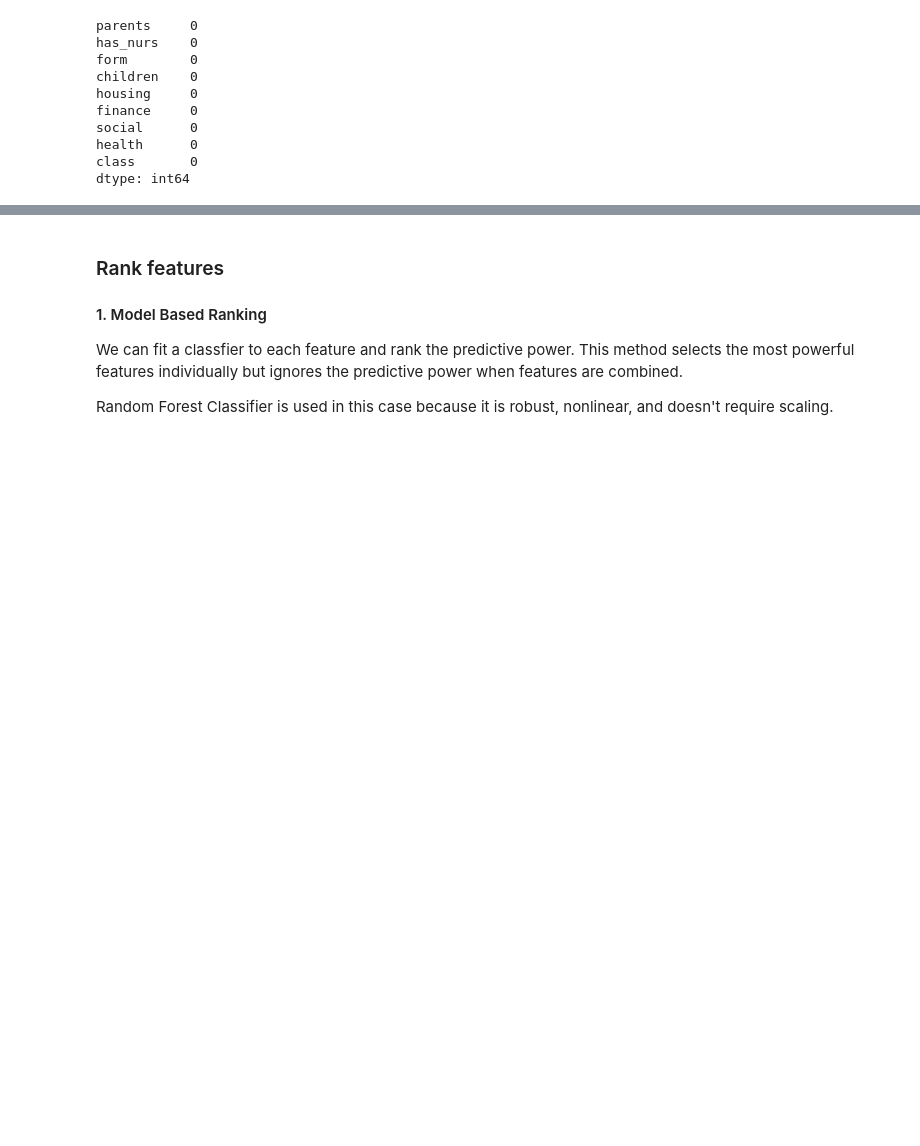
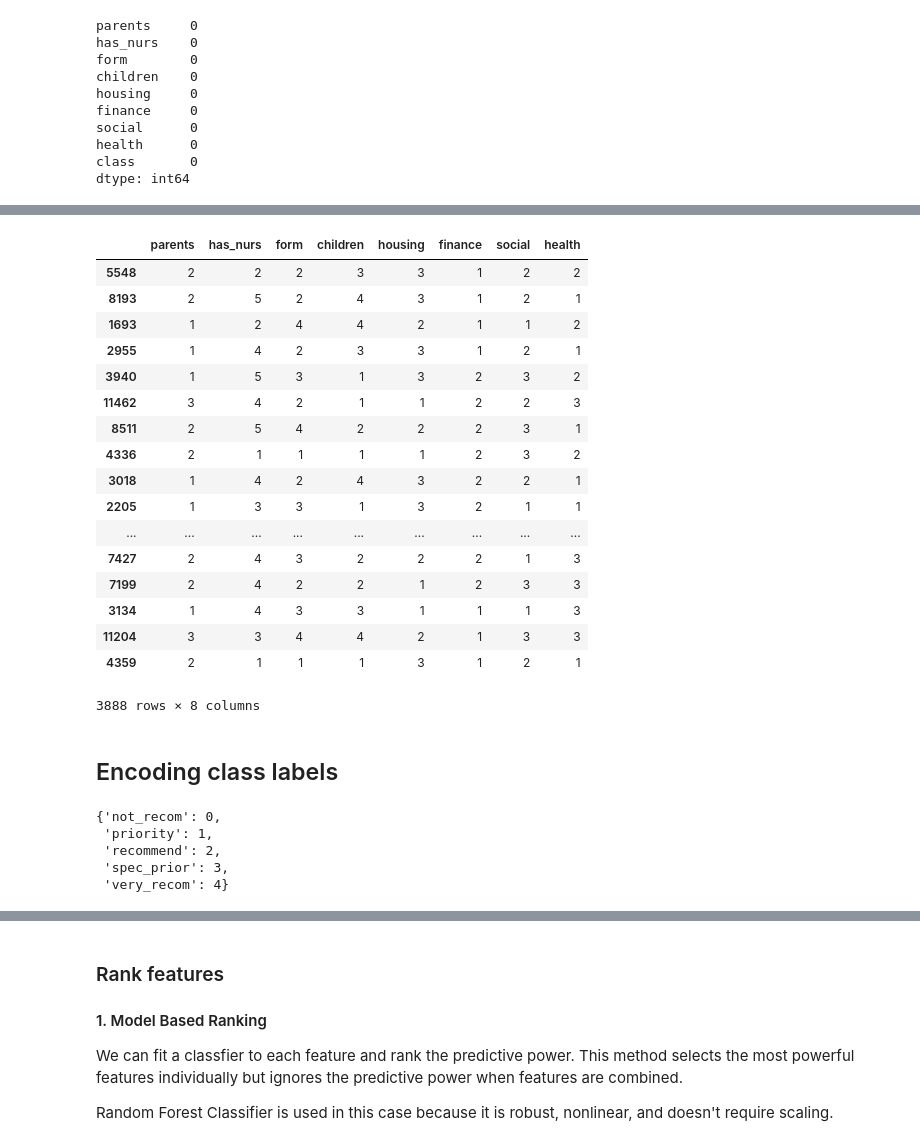
Before and after one commit to McKingly/ED-Data-Mining, a Jupyter notebook: Testing.ipynb, the cells around one changed output, grey strips where cells are left out. Cells and saved outputs as stored; diff of their text form; code cells hidden in the pictures; blank space fills up the shorter version.

```diff
--- a/Testing.ipynb
+++ b/Testing.ipynb
@@ -74,0 +170,26 @@ dtype: int64
+# %%
+# Nursery dataset
+
+# print test set features after mapping
+X_test2_new
+# %% [output]
+|  | parents | has_nurs | form | children | housing | finance | social | health |
+| 5548 | 2 | 2 | 2 | 3 | 3 | 1 | 2 | 2 |
+| 8193 | 2 | 5 | 2 | 4 | 3 | 1 | 2 | 1 |
+| 1693 | 1 | 2 | 4 | 4 | 2 | 1 | 1 | 2 |
+| 2955 | 1 | 4 | 2 | 3 | 3 | 1 | 2 | 1 |
+| 3940 | 1 | 5 | 3 | 1 | 3 | 2 | 3 | 2 |
+| 11462 | 3 | 4 | 2 | 1 | 1 | 2 | 2 | 3 |
+| 8511 | 2 | 5 | 4 | 2 | 2 | 2 | 3 | 1 |
+| 4336 | 2 | 1 | 1 | 1 | 1 | 2 | 3 | 2 |
+| 3018 | 1 | 4 | 2 | 4 | 3 | 2 | 2 | 1 |
+| 2205 | 1 | 3 | 3 | 1 | 3 | 2 | 1 | 1 |
+| ... | ... | ... | ... | ... | ... | ... | ... | ... |
+| 7427 | 2 | 4 | 3 | 2 | 2 | 2 | 1 | 3 |
+| 7199 | 2 | 4 | 2 | 2 | 1 | 2 | 3 | 3 |
+| 3134 | 1 | 4 | 3 | 3 | 1 | 1 | 1 | 3 |
+| 11204 | 3 | 3 | 4 | 4 | 2 | 1 | 3 | 3 |
+| 4359 | 2 | 1 | 1 | 1 | 3 | 1 | 2 | 1 |
+3888 rows × 8 columns
+# %% [markdown]
+## Encoding class labels
@@ -74,0 +206,23 @@ dtype: int64
+# %%
+# Nursery dataset
+
+# get training and test sets copies
+y_train2_new = y_train2.copy()
+y_test2_new = y_test2.copy()
+
+# convert training and test data to string
+y_train2_new = y_train2_new.astype(str)
+y_test2_new = y_test2_new.astype(str)
+
+# append both sets
+y_new = y_train2_new.append(y_test2_new)
+
+class_mapping = {label:idx for idx,label in enumerate(np.unique(y_new))}
+
+class_mapping
+# %% [output]
+{'not_recom': 0,
+ 'priority': 1,
+ 'recommend': 2,
+ 'spec_prior': 3,
+ 'very_recom': 4}
```
Also changed, not shown: parts of 27 cells of this notebook.
